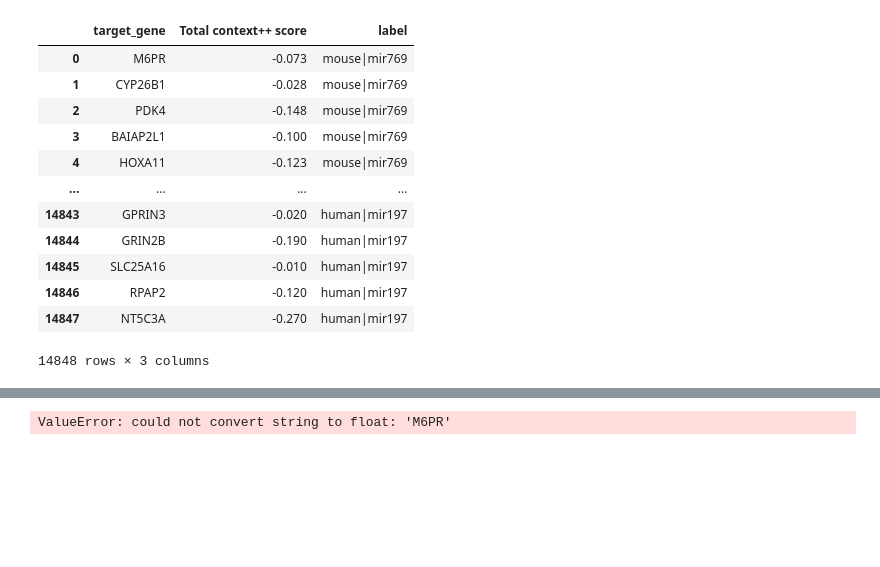
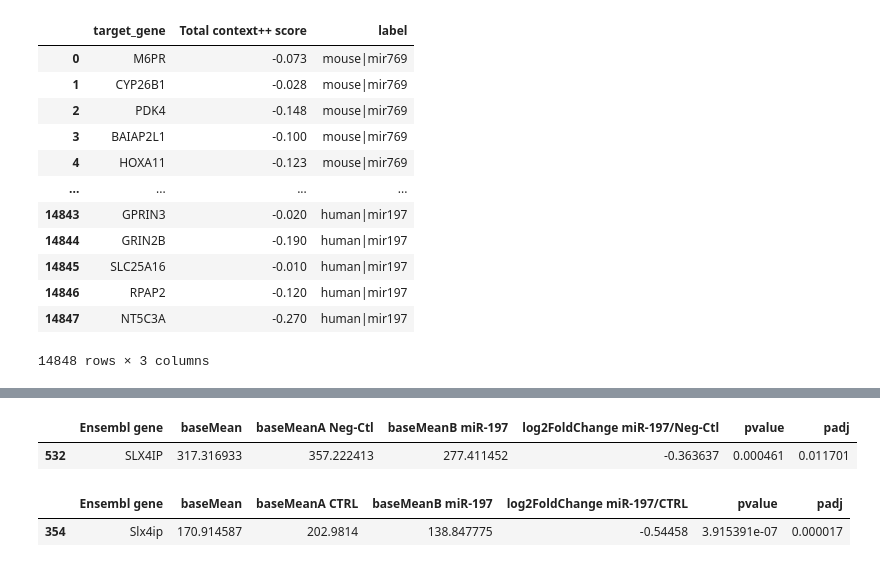
Before and after one commit to felixlangschied/rodent_loss, a Jupyter notebook: analyses/target_scan/notebooks/plot_contextscore.ipynb, the cells around one changed output, grey strips where cells are left out. Drawn from its saved outputs; the diff is of its cells as text; code cells hidden in the pictures; blank space fills up the shorter version.

```diff
--- a/analyses/target_scan/notebooks/plot_contextscore.ipynb
+++ b/analyses/target_scan/notebooks/plot_contextscore.ipynb
@@ -67,4 +90,22 @@ plt.show()
-# %%
-sns.heatmap(tardf)
-# %% [output]
-ValueError: could not convert string to float: 'M6PR'
+# %%
+# organism = 'human'
+mirna = 'mir197'
+gene = 'SLX4IP'
+
+def rnaseq_gene_slice(organism, mirna, gene):
+    df = pd.read_csv(f'/home/felixl/PycharmProjects/rodent_loss/analyses/rnaseq/data/{organism}_results_Neg_vs_{mirna}.tsv', sep='\t')
+    if organism == 'human':
+        df = df[df['Ensembl gene'] == gene.upper()]
+        df = df.filter(['Ensembl gene', 'baseMean', 'baseMeanA Neg-Ctl', 'baseMeanB miR-197', 'log2FoldChange miR-197/Neg-Ctl', 'pvalue', 'padj'])
+    elif organism == 'mouse':
+        df = df[df['Ensembl gene'] == gene.capitalize()]
+        df = df.filter(['Ensembl gene', 'baseMean', 'baseMeanA CTRL', 'baseMeanB miR-197', 'log2FoldChange miR-197/CTRL', 'pvalue', 'padj'])
+    display(df)
+
+rnaseq_gene_slice('human', mirna, gene)
+rnaseq_gene_slice('mouse', mirna, gene)
+# %% [output]
+|  | Ensembl gene | baseMean | baseMeanA Neg-Ctl | baseMeanB miR-197 | log2FoldChange miR-197/Neg-Ctl | pvalue | padj |
+| 532 | SLX4IP | 317.316933 | 357.222413 | 277.411452 | -0.363637 | 0.000461 | 0.011701 |
+|  | Ensembl gene | baseMean | baseMeanA CTRL | baseMeanB miR-197 | log2FoldChange miR-197/CTRL | pvalue | padj |
+| 354 | Slx4ip | 170.914587 | 202.9814 | 138.847775 | -0.54458 | 3.915391e-07 | 0.000017 |
```
Also changed, not shown: parts of 6 cells of this notebook, 4 other files.
